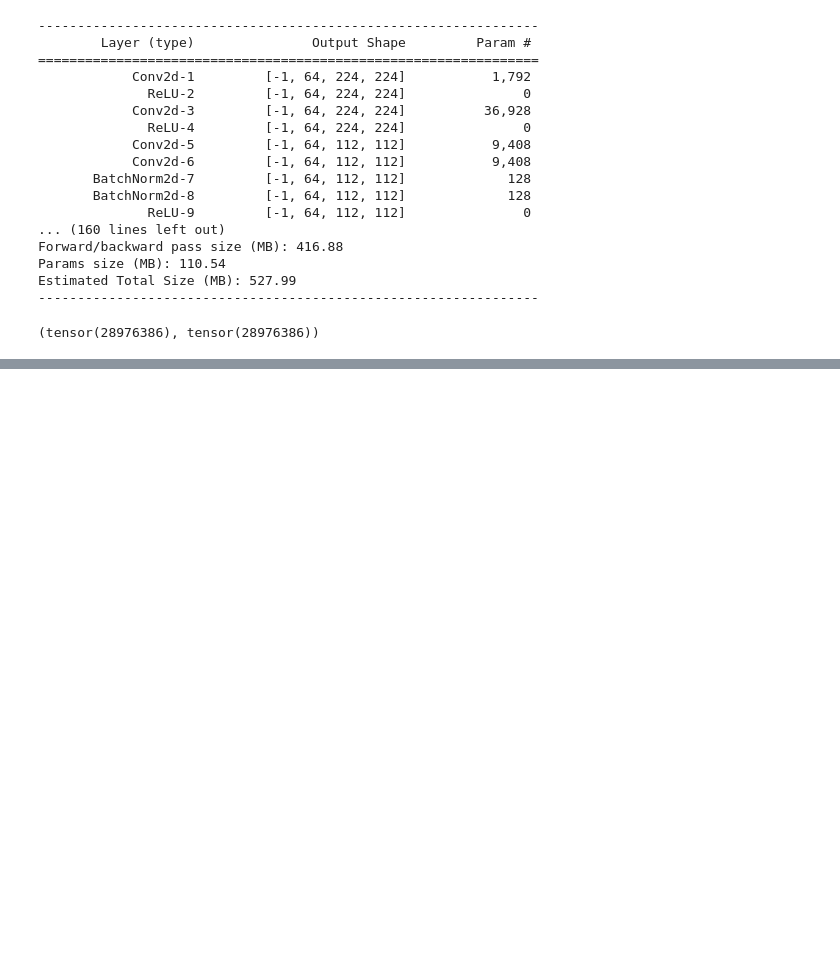
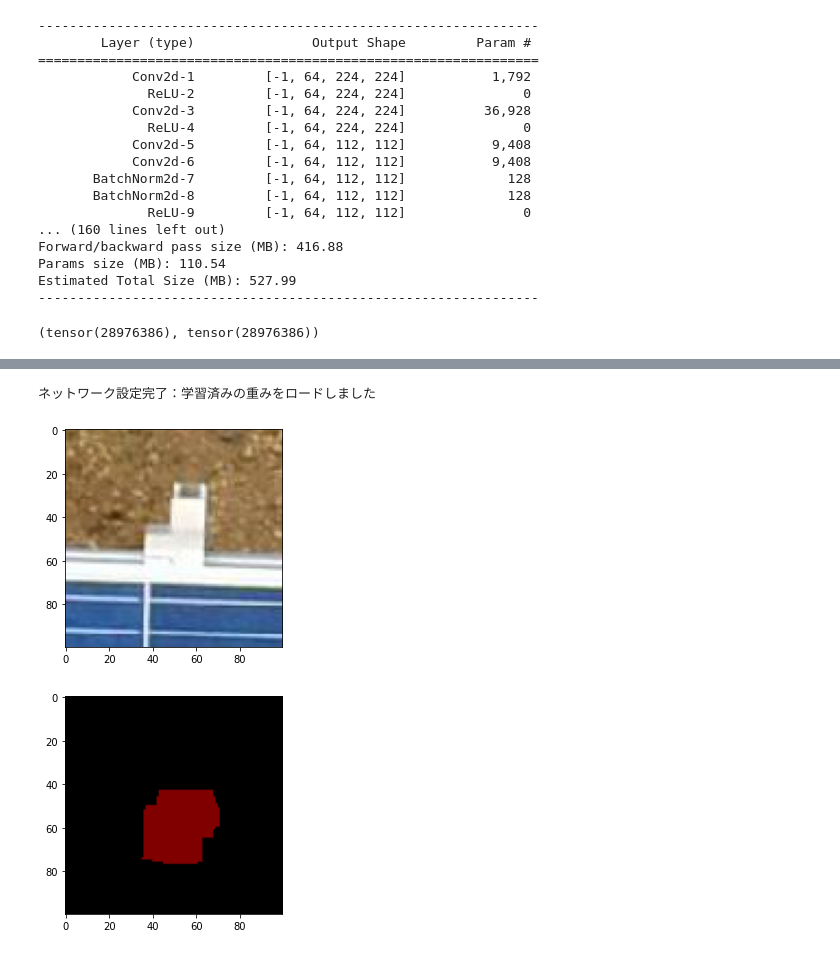
Before and after one commit to LostGeneration1999/U-Net, a Jupyter notebook: dataLoader.ipynb, the cells around one changed output, grey strips where cells are left out. Cells and saved outputs as stored; diff of their text form; code cells hidden in the pictures; blank space fills up the shorter version.

```diff
--- a/dataLoader.ipynb
+++ b/dataLoader.ipynb
@@ -329,3 +405,34 @@ ValueError: Target size (torch.Size([8, 224, 224])) must be the same as input si
 # %%
 #Sizes of tensors must match except in dimension 1. Got 119 and 120 in dimension 2
 #Target size (torch.Size([8, 224, 224])) must be the same as input size (torch.Size([8, 2, 224, 224]))
+# %%
+# 学習済みパラメータをロード
+state_dict = torch.load("./model/unet_10.pth",
+                        map_location={'cuda:0': 'cpu'})
+model.load_state_dict(state_dict)
+
+print('ネットワーク設定完了：学習済みの重みをロードしました')
+# %% [output]
+ネットワーク設定完了：学習済みの重みをロードしました
+# %%
+img_index = 4
+
+# 1. 元画像の表示
+#input_val, annotation_val
+
+image_file_path = input_val[img_index]
+# img_original = Image.open('result/input/DJI_0294_6_2.jpg')   # [高さ][幅][色RGB]
+img_width, img_height = img_original.size
+plt.imshow(img_original)
+plt.show()
+
+# 2. 正解アノテーション画像の表示
+anno_file_path = annotation_val[img_index]
+anno_class_img = Image.open(anno_file_path)   # [高さ][幅][色RGB]
+p_palette = anno_class_img.getpalette()
+
+plt.imshow(anno_class_img)
+plt.show()
+# %% [output]
+[figure, added]
+[figure, added]
```
Also changed, not shown: parts of 9 cells of this notebook, 3 other files.
